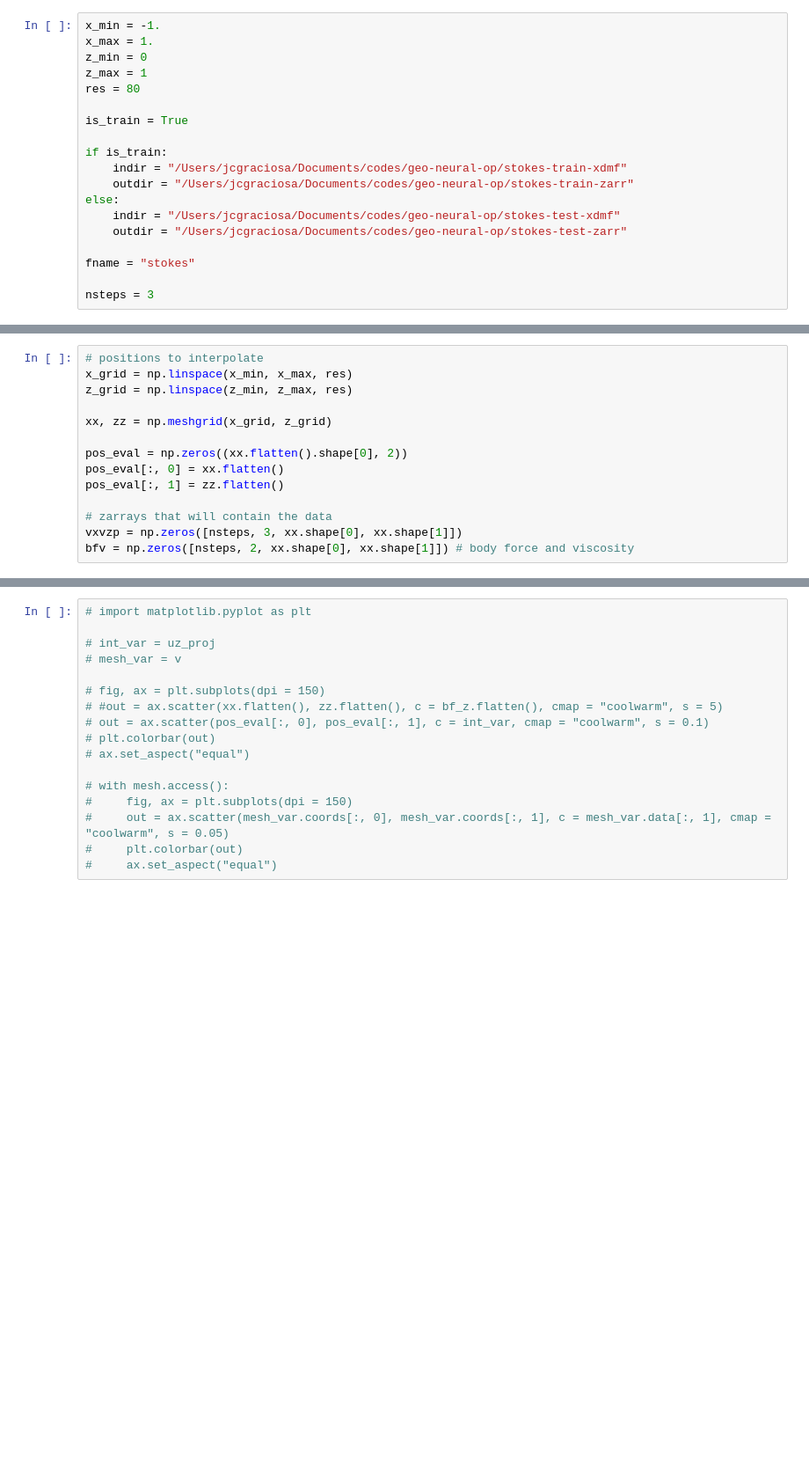
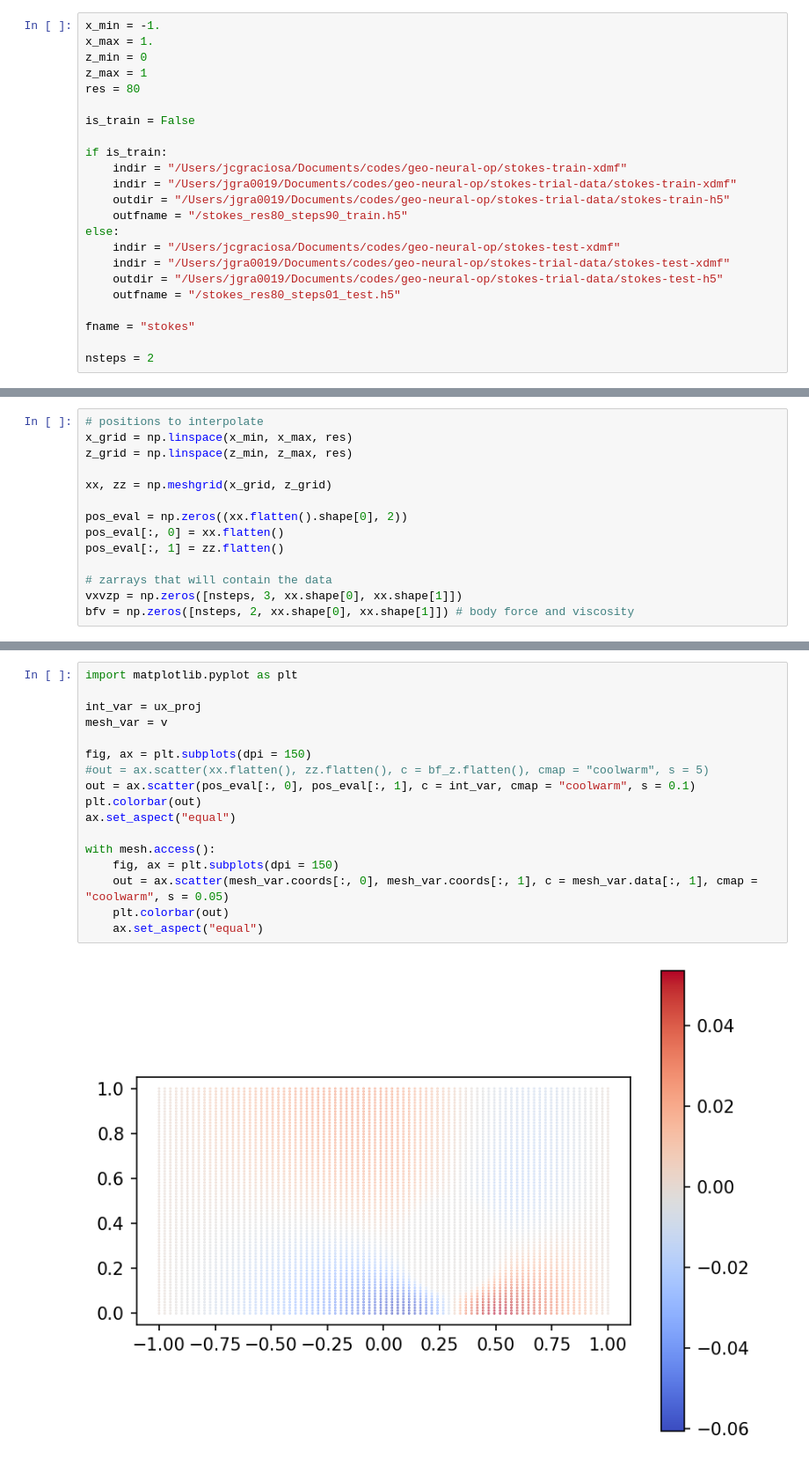
Before and after one commit to jcgraciosa/stokes-sinker-fno, a Jupyter notebook: ntbk/prep_zarr_out.ipynb, the cells around one changed output, grey strips where cells are left out. Shown at 88% size. Drawn from its saved outputs; the diff is of its cells as text; blank space fills up the shorter version.

```diff
--- a/ntbk/prep_zarr_out.ipynb
+++ b/ntbk/prep_zarr_out.ipynb
@@ -20,18 +21,22 @@ z_min = 0
 z_max = 1
 res = 80
 
-is_train = True
+is_train = False
 
 if is_train:
     indir = "/Users/jcgraciosa/Documents/codes/geo-neural-op/stokes-train-xdmf"
-    outdir = "/Users/jcgraciosa/Documents/codes/geo-neural-op/stokes-train-zarr"
+    indir = "/Users/jgra0019/Documents/codes/geo-neural-op/stokes-trial-data/stokes-train-xdmf"
+    outdir = "/Users/jgra0019/Documents/codes/geo-neural-op/stokes-trial-data/stokes-train-h5"
+    outfname = "/stokes_res80_steps90_train.h5"
 else:
     indir = "/Users/jcgraciosa/Documents/codes/geo-neural-op/stokes-test-xdmf"
-    outdir = "/Users/jcgraciosa/Documents/codes/geo-neural-op/stokes-test-zarr"
+    indir = "/Users/jgra0019/Documents/codes/geo-neural-op/stokes-trial-data/stokes-test-xdmf"
+    outdir = "/Users/jgra0019/Documents/codes/geo-neural-op/stokes-trial-data/stokes-test-h5"
+    outfname = "/stokes_res80_steps01_test.h5"
 
 fname = "stokes"
 
-nsteps = 3
+nsteps = 2
 # %%
 mesh = uw.meshing.UnstructuredSimplexBox(
     minCoords=(x_min, z_min), maxCoords=(x_max, z_max), cellSize=1.0 / res, regular=False
@@ -123,17 +123,19 @@ Packing ...
 # %%
-# import matplotlib.pyplot as plt
+import matplotlib.pyplot as plt
 
-# int_var = uz_proj
-# mesh_var = v
+int_var = ux_proj
+mesh_var = v
 
-# fig, ax = plt.subplots(dpi = 150)
-# #out = ax.scatter(xx.flatten(), zz.flatten(), c = bf_z.flatten(), cmap = "coolwarm", s = 5)
-# out = ax.scatter(pos_eval[:, 0], pos_eval[:, 1], c = int_var, cmap = "coolwarm", s = 0.1)
-# plt.colorbar(out)
-# ax.set_aspect("equal")
+fig, ax = plt.subplots(dpi = 150)
+#out = ax.scatter(xx.flatten(), zz.flatten(), c = bf_z.flatten(), cmap = "coolwarm", s = 5)
+out = ax.scatter(pos_eval[:, 0], pos_eval[:, 1], c = int_var, cmap = "coolwarm", s = 0.1)
+plt.colorbar(out)
+ax.set_aspect("equal")
 
-# with mesh.access():
-#     fig, ax = plt.subplots(dpi = 150)
-#     out = ax.scatter(mesh_var.coords[:, 0], mesh_var.coords[:, 1], c = mesh_var.data[:, 1], cmap = "coolwarm", s = 0.05)
-#     plt.colorbar(out)
-#     ax.set_aspect("equal")
+with mesh.access():
+    fig, ax = plt.subplots(dpi = 150)
+    out = ax.scatter(mesh_var.coords[:, 0], mesh_var.coords[:, 1], c = mesh_var.data[:, 1], cmap = "coolwarm", s = 0.05)
+    plt.colorbar(out)
+    ax.set_aspect("equal")
+# %% [output]
+[figure, added]
```
Also changed, not shown: parts of 10 cells of this notebook.
